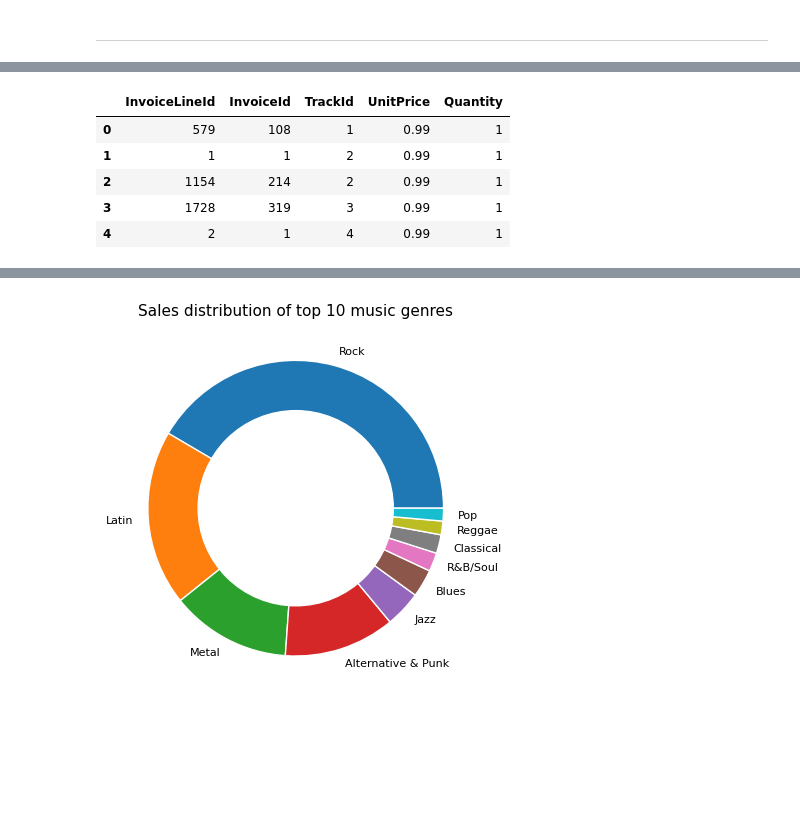
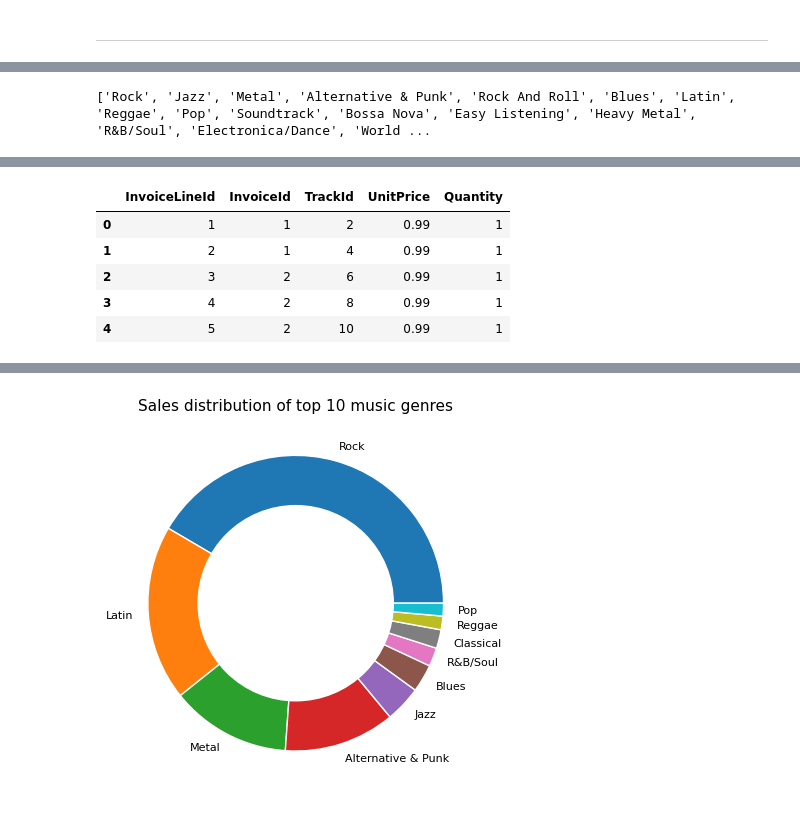
Before and after one commit to bpgodsil/sql-chinook-project, a Jupyter notebook: notebooks/ChinookSQLProject.ipynb, the cells around one changed output, grey strips where cells are left out. Drawn from its saved outputs; the diff is of its cells as text; code cells hidden in the pictures; blank space fills up the shorter version.

```diff
--- a/ChinookSQLProject.ipynb
+++ b/notebooks/ChinookSQLProject.ipynb
@@ -21,15 +53,3 @@ from matplotlib.pyplot import figure
 import matplotlib.colors as mcolors
 import seaborn as sns
 from IPython.display import display
-# %%
-# create connection
-user = "<your username>"
-password = "<your password>"
-host = "localhost"
-port = 3306
-database = "chinook"
-
-# Create the SQLAlchemy engine
-engine = create_engine(f"mysql+pymysql://{user}:{password}@{host}:{port}/{database}")
-
-# To run locally, replace the username/password with your own MySQL or SQLite setup. This repo uses placeholder data for demonstration purposes.
@@ -96 +62,34 @@ print(genres_clean['GenreName'].to_list())
+# %%
+# remove non-music genres and create a clean genre view
+query = """ DROP VIEW IF EXISTS genre_music """
+
+from sqlalchemy import text
+
+query_text = text(query)
+
+with engine.connect() as conn:
+    conn.execute(query_text)
+    conn.commit()
+
+query = """
+
+CREATE VIEW genre_music AS
+SELECT
+    GenreId,
+    Name AS genre_name
+FROM genre
+WHERE Name NOT IN ('TV Shows', 'Drama', 'Sci Fi & Fantasy', 'Comedy', 'Science Fiction');
+
+"""
+query_text = text(query)
+
+with engine.connect() as conn:
+    conn.execute(query_text)
+    conn.commit()
+
+# display list of retained genres
+genres_clean = pd.read_sql_query("SELECT * FROM genre_music;", engine)
+print(genres_clean['genre_name'].to_list())
+# %% [output]
+['Rock', 'Jazz', 'Metal', 'Alternative & Punk', 'Rock And Roll', 'Blues', 'Latin', 'Reggae', 'Pop', 'Soundtrack', 'Bossa Nova', 'Easy Listening', 'Heavy Metal', 'R&B/Soul', 'Electronica/Dance', 'World ...
 # %%
@@ -125,33 +129,38 @@ track_clean.head()
 | 3 | 4 | Restless and Wild | 3 | 2 | 1 | F. Baltes, R.A. Smith-Diesel, S. ... | 252051 | 4331779 | 0.99 |
 | 4 | 5 | Princess of the Dawn | 3 | 2 | 1 | Deaffy & R.A. Smith-Diesel | 375418 | 6290521 | 0.99 |
 # %%
-# FILTER THE INVOICE LINE TABLE FOR TO HAVE ONLY MUSIC SALES
+# remove non-music genres and create a clean invoiceline view via INNER JOIN
+query = """ DROP VIEW IF EXISTS invoiceline_music """
+
+from sqlalchemy import text
+
+query_text = text(query)
+
+with engine.connect() as conn:
+    conn.execute(query_text)
+    conn.commit()
 
 query = """
 
-CREATE OR REPLACE VIEW invoiceline_music AS
+CREATE VIEW invoiceline_music AS
 SELECT il.*
 FROM invoiceline AS il
 JOIN track_music AS t ON t.TrackId = il.TrackId;
 
 """
-from sqlalchemy import text
-
-# Wrap your SQL string
 query_text = text(query)
 
-# Execute the CREATE VIEW
 with engine.connect() as conn:
     conn.execute(query_text)
-    conn.commit()  # commit is needed for CREATE/REPLACE VIEW
+    conn.commit()
 
-# Now you can query the view to get a DataFrame
+# display head of cleaned invoiceline table
 invoiceline_clean = pd.read_sql_query("SELECT * FROM invoiceline_music;", engine)
-invoiceline_clean.head()
+invoiceline_clean.head(5)
 # %% [output]
 |  | InvoiceLineId | InvoiceId | TrackId | UnitPrice | Quantity |
-| 0 | 579 | 108 | 1 | 0.99 | 1 |
-| 1 | 1 | 1 | 2 | 0.99 | 1 |
-| 2 | 1154 | 214 | 2 | 0.99 | 1 |
-| 3 | 1728 | 319 | 3 | 0.99 | 1 |
-| 4 | 2 | 1 | 4 | 0.99 | 1 |
+| 0 | 1 | 1 | 2 | 0.99 | 1 |
+| 1 | 2 | 1 | 4 | 0.99 | 1 |
+| 2 | 3 | 2 | 6 | 0.99 | 1 |
+| 3 | 4 | 2 | 8 | 0.99 | 1 |
+| 4 | 5 | 2 | 10 | 0.99 | 1 |
```
Also changed, not shown: parts of 37 cells of this notebook, 5 other files.
